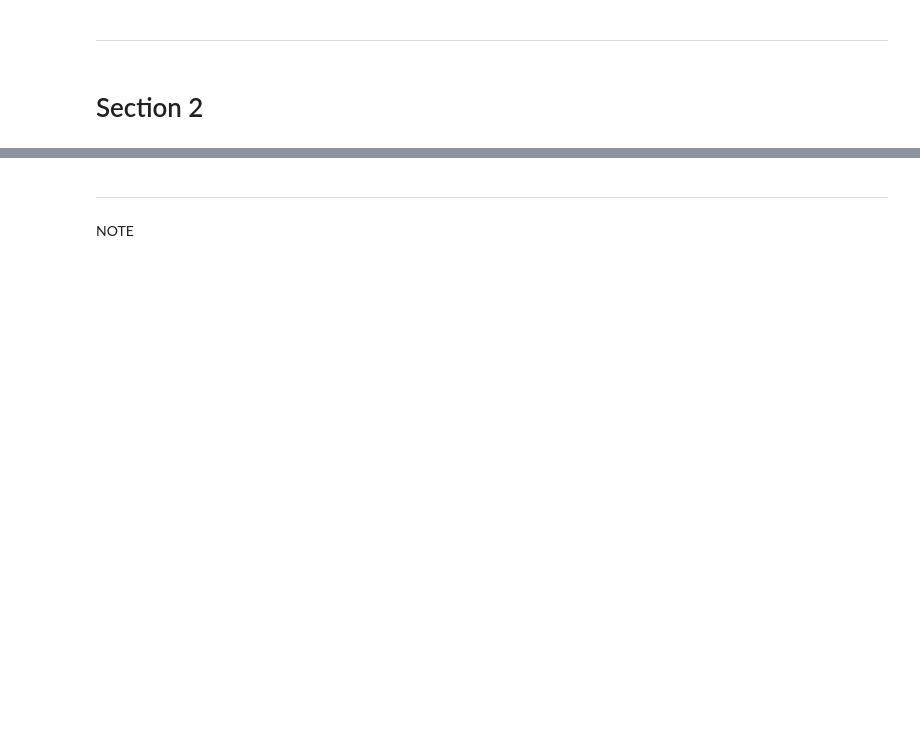
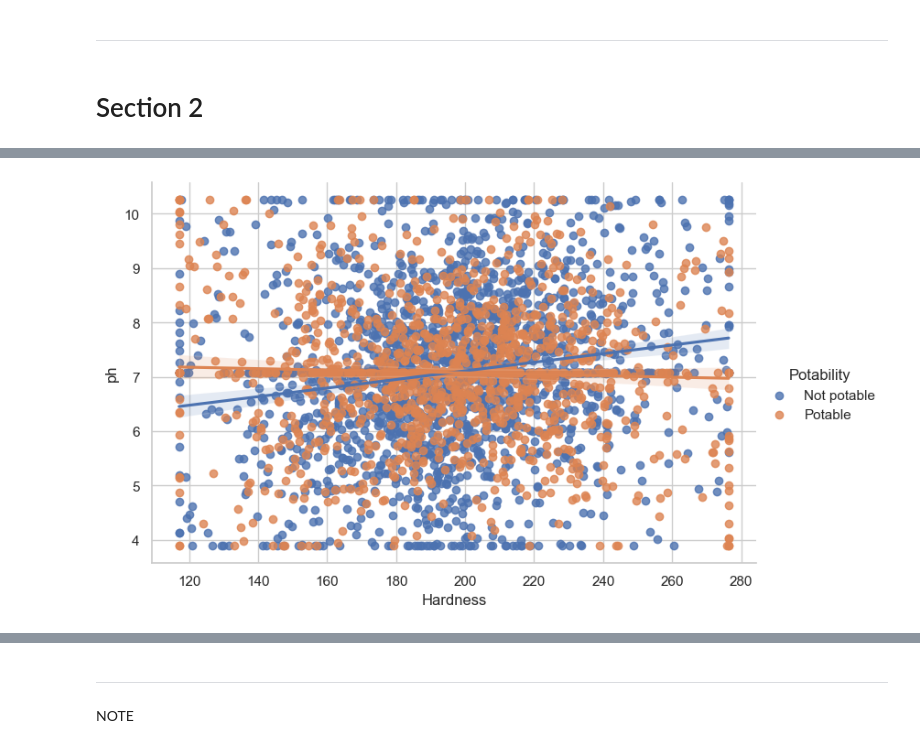
Before and after one commit to Lailah-Idrees/DA2_Assessment, a Jupyter notebook: jupyter_notebooks/Data_Visualisation.ipynb, the cells around one changed output, grey strips where cells are left out. Cells and saved outputs as stored; diff of their text form; code cells hidden in the pictures; blank space fills up the shorter version.

```diff
--- a/jupyter_notebooks/Data_Visualisation.ipynb
+++ b/jupyter_notebooks/Data_Visualisation.ipynb
@@ -94,0 +141,6 @@ Section 2 content
+# %%
+sns.lmplot(data=df, x='Hardness', y='ph', hue='Potability', height=5, aspect=1.5)
+
+plt.show()
+# %% [output]
+[figure, added]
```
Also changed, not shown: parts of 7 cells of this notebook, 1 other file.
